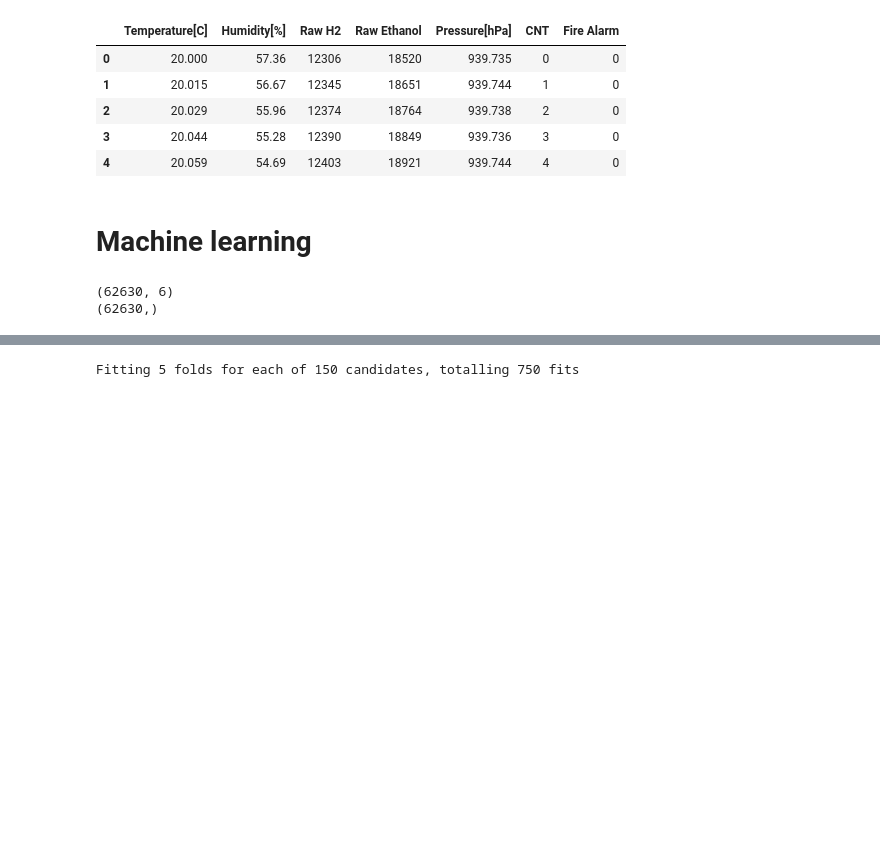
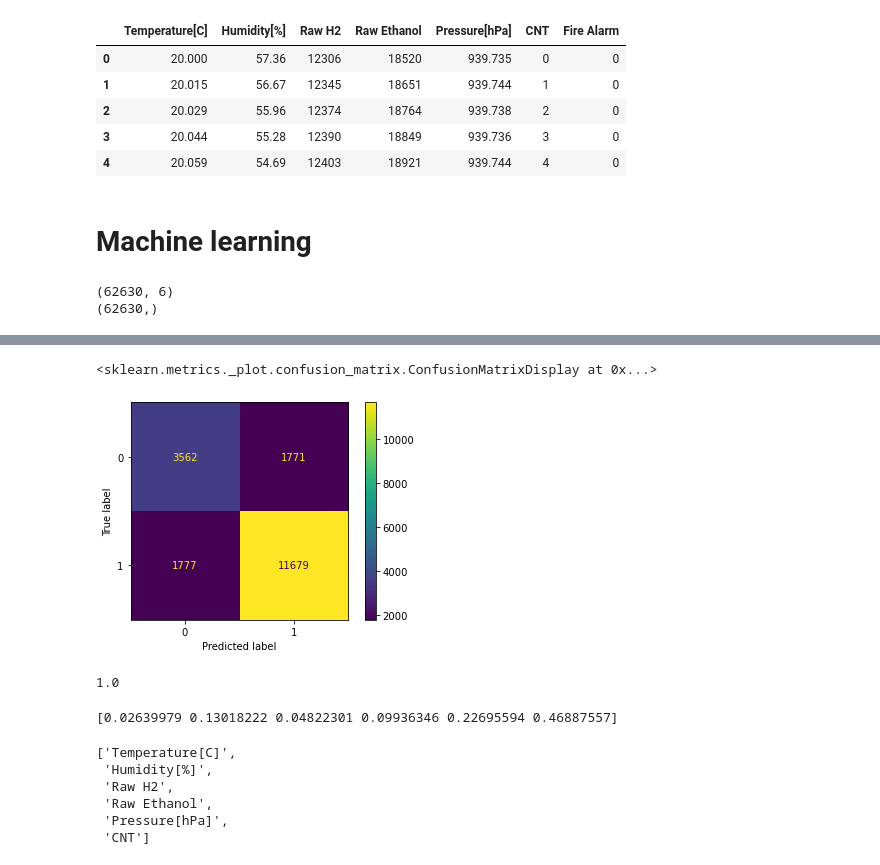
Before and after one commit to CassieCcL/Smoke-Detection, a Jupyter notebook: Smoke-Detection.ipynb, the cells around one changed output, grey strips where cells are left out. Saved outputs shown, nothing was run; the diff lists cells and outputs as text; code cells hidden in the pictures; blank space fills up the shorter version.

Commit message:
Add in confusion matrix and random forest classifier

```diff
--- a/Smoke-Detection.ipynb
+++ b/Smoke-Detection.ipynb
@@ -202,12 +203,0 @@ weighted avg       0.82      0.82      0.82     18789
-# %%
-# Grid Search to find best parameters
-kernel = ["linear", "poly", "rbf", "sigmoid", "precomputed"]
-c = [1,5,10,50,100]
-gamma = [0.0001, 0.0005, 0.001, 0.005, 0.01, 0.02]
-param_grid = {"kernel": kernel, "C" : c, "gamma": gamma }
-grid = GridSearchCV(model, param_grid, verbose=1)
-grid.fit(X_train_scaled, y_train)
-print(grid.best_params_)
-print(grid.best_score_)
-# %% [output]
-Fitting 5 folds for each of 150 candidates, totalling 750 fits
@@ -216,0 +204,28 @@ grid.predict =
+# %%
+cm = confusion_matrix(y_test, predictions, labels=model.classes_)
+chart = ConfusionMatrixDisplay(confusion_matrix=cm, display_labels = model.classes_)
+chart.plot()
+# %% [output]
+<sklearn.metrics._plot.confusion_matrix.ConfusionMatrixDisplay at 0x...>
+[figure, added]
+# %%
+# Random Forest
+model = RandomForestClassifier()
+model.fit(X_train_scaled, y_train)
+model.score(X_test_scaled, y_test)
+# %% [output]
+1.0
+# %%
+# Feature importance
+print(model.feature_importances_)
+# %% [output]
+[0.02639979 0.13018222 0.04822301 0.09936346 0.22695594 0.46887557]
+# %%
+list(X.columns)
+# %% [output]
+['Temperature[C]',
+ 'Humidity[%]',
+ 'Raw H2',
+ 'Raw Ethanol',
+ 'Pressure[hPa]',
+ 'CNT']
```
Also changed, not shown: parts of 6 cells of this notebook.
